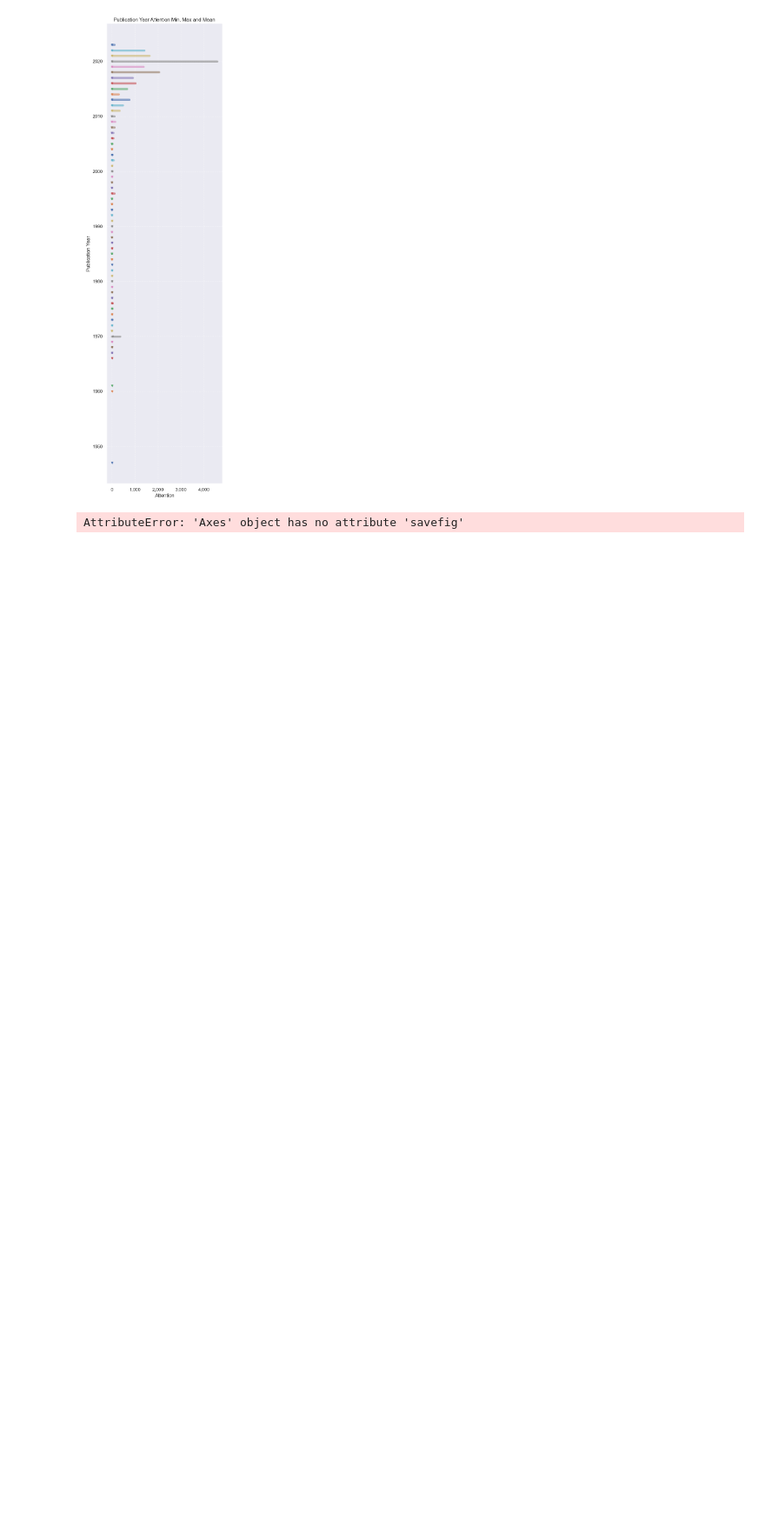
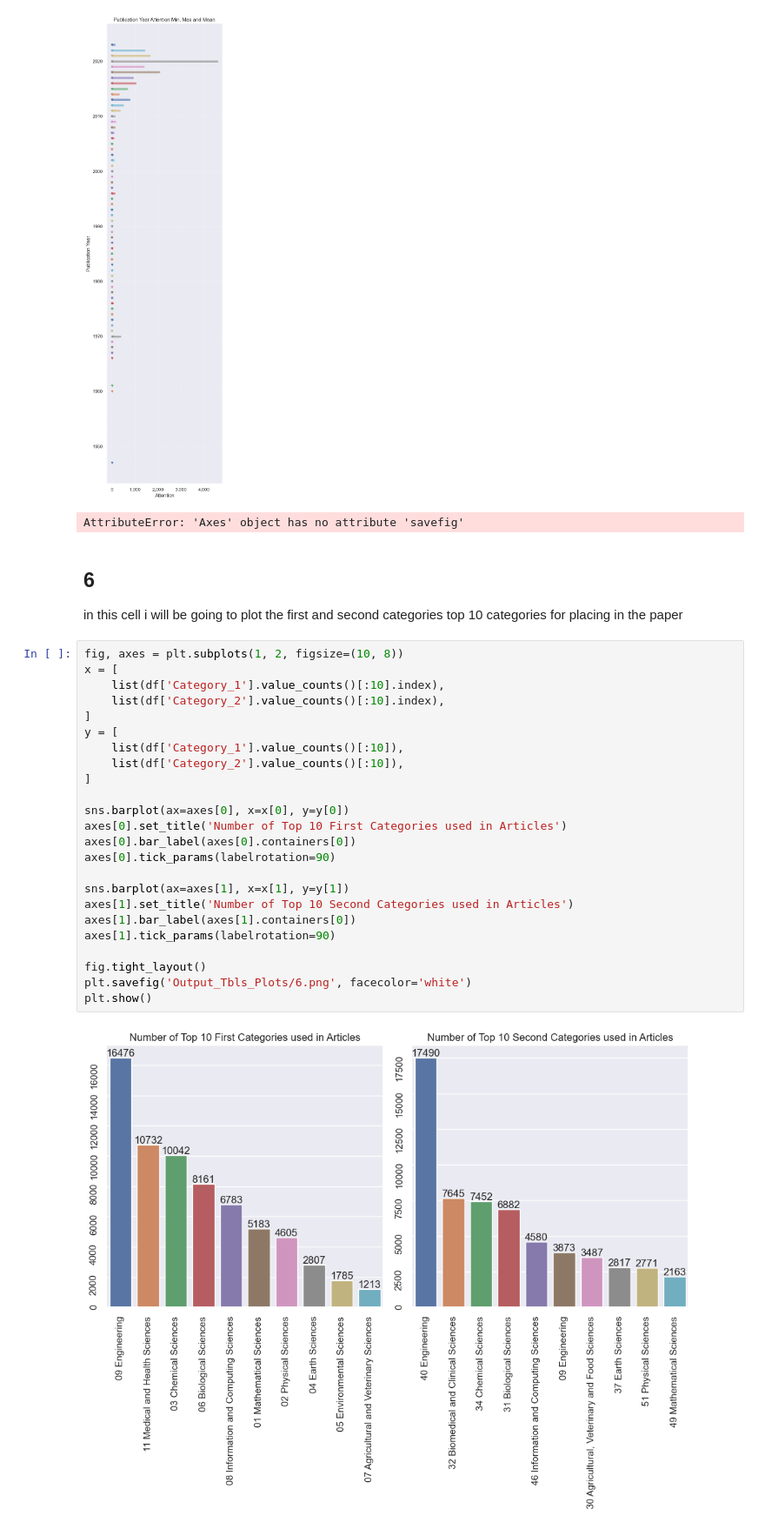
Before and after one commit to SimplyRamin/AlMetric-Research-Paper, a Jupyter notebook: Tables and Graphs for article.ipynb, the cells around one changed output. Shown: that part at 87% size. Cells and saved outputs as stored; diff of their text form; blank space fills up the shorter version.

Commit message:
adding another plot for paper

```diff
--- a/Tables and Graphs for article.ipynb
+++ b/Tables and Graphs for article.ipynb
@@ -225,3 +226,32 @@ plt.savefig('Output_Tbls_Plots/5.png', facecolor='white')
 # %% [output]
 [figure]
 AttributeError: 'Axes' object has no attribute 'savefig'
+# %% [markdown]
+## 6
+in this cell i will be going to plot the first and second categories top 10 categories for placing in the paper
+# %%
+fig, axes = plt.subplots(1, 2, figsize=(10, 8))
+x = [
+    list(df['Category_1'].value_counts()[:10].index),
+    list(df['Category_2'].value_counts()[:10].index),
+]
+y = [
+    list(df['Category_1'].value_counts()[:10]),
+    list(df['Category_2'].value_counts()[:10]),
+]
+
+sns.barplot(ax=axes[0], x=x[0], y=y[0])
+axes[0].set_title('Number of Top 10 First Categories used in Articles')
+axes[0].bar_label(axes[0].containers[0])
+axes[0].tick_params(labelrotation=90)
+
+sns.barplot(ax=axes[1], x=x[1], y=y[1])
+axes[1].set_title('Number of Top 10 Second Categories used in Articles')
+axes[1].bar_label(axes[1].containers[0])
+axes[1].tick_params(labelrotation=90)
+
+fig.tight_layout()
+plt.savefig('Output_Tbls_Plots/6.png', facecolor='white')
+plt.show()
+# %% [output]
+[figure, added]
```
Also changed, not shown: parts of 1 cell of this notebook, 2 other files.
